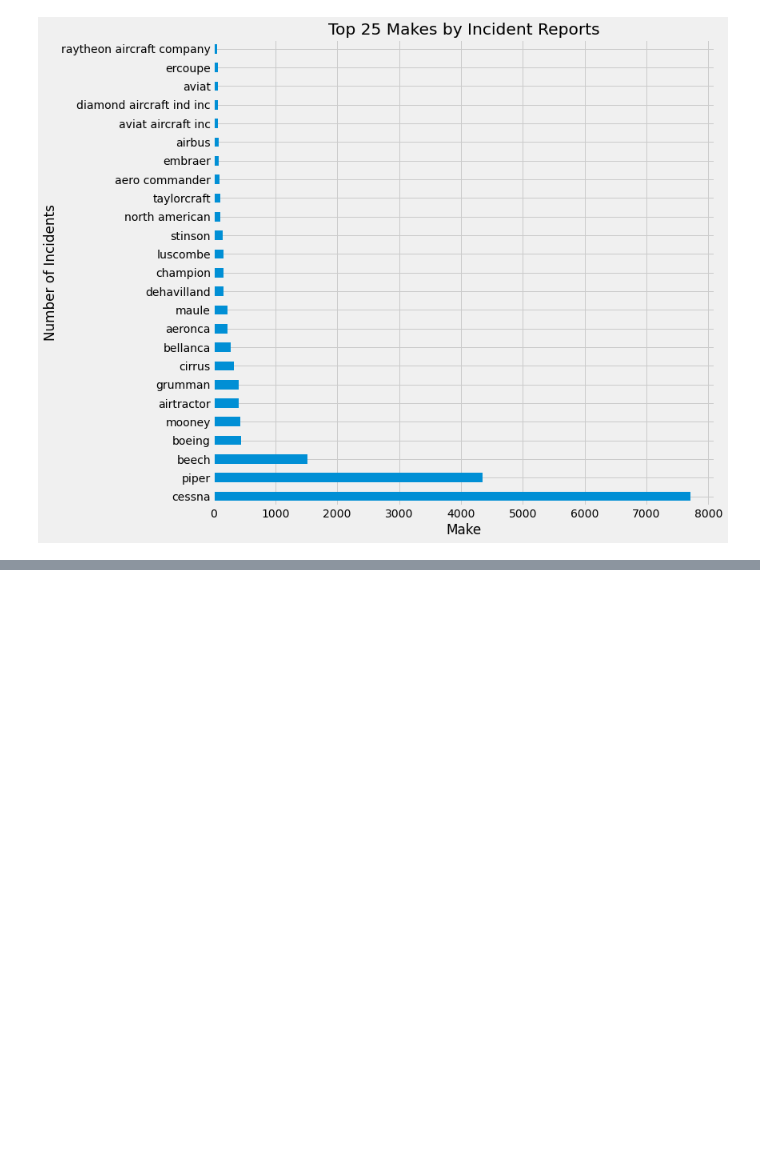
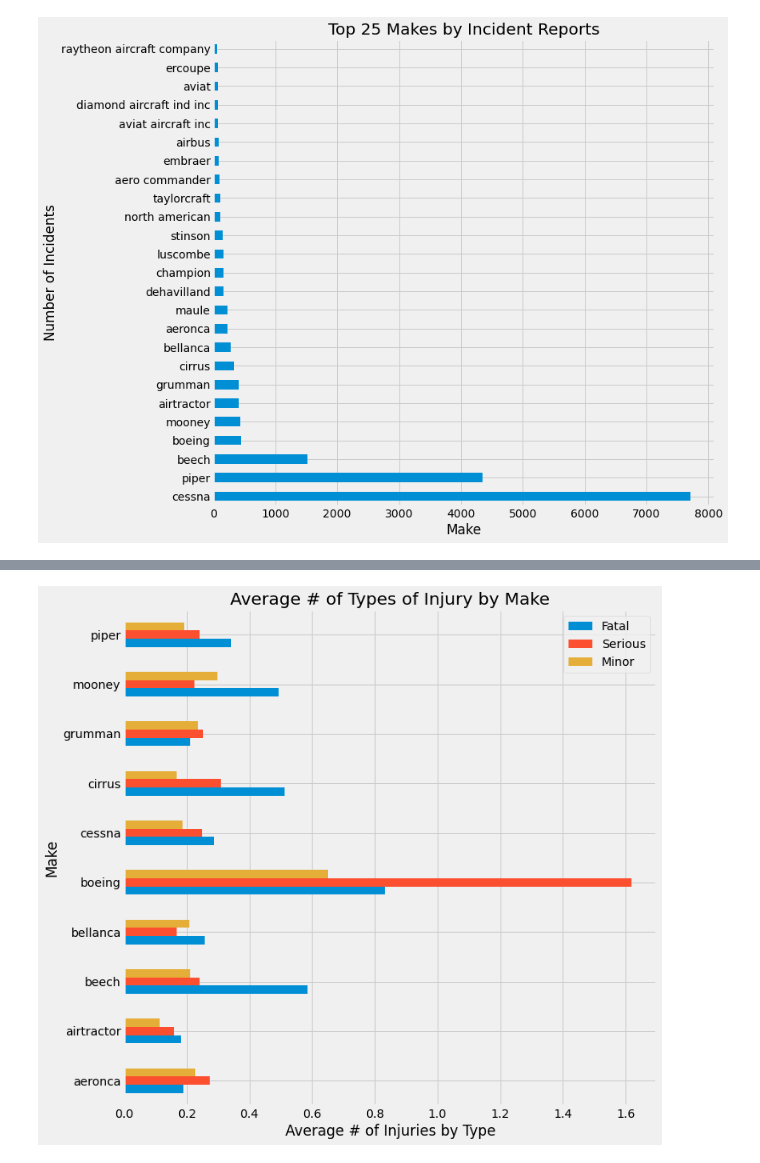
Before and after one commit to natehiatt/aviation_project, a Jupyter notebook: final.ipynb, the cells around one changed output, grey strips where cells are left out. Saved outputs shown, nothing was run; the diff lists cells and outputs as text; code cells hidden in the pictures; blank space fills up the shorter version.

```diff
--- a/final.ipynb
+++ b/final.ipynb
@@ -200,0 +239,8 @@ plt.ylabel('Number of Incidents');
+# %%
+ax = top_10_df.groupby('Make').mean().filter(['Injury.Severity', 'Total.Fatal.Injuries', 'Total.Serious.Injuries', 'Total.Minor.Injuries']).plot(kind='barh', figsize=(10, 10))
+plt.title('Average # of Types of Injury by Make')
+plt.xlabel('Average # of Injuries by Type')
+plt.ylabel('Make')
+ax.legend(['Fatal', 'Serious', 'Minor']);
+# %% [output]
+[figure, added]
```
Also changed, not shown: parts of 5 cells of this notebook.
